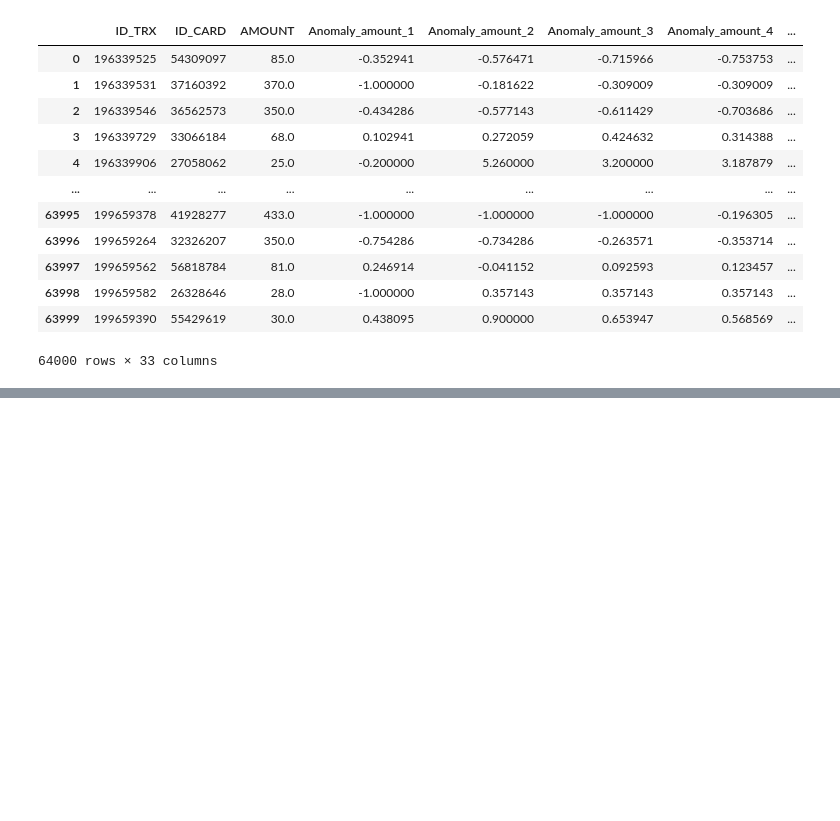
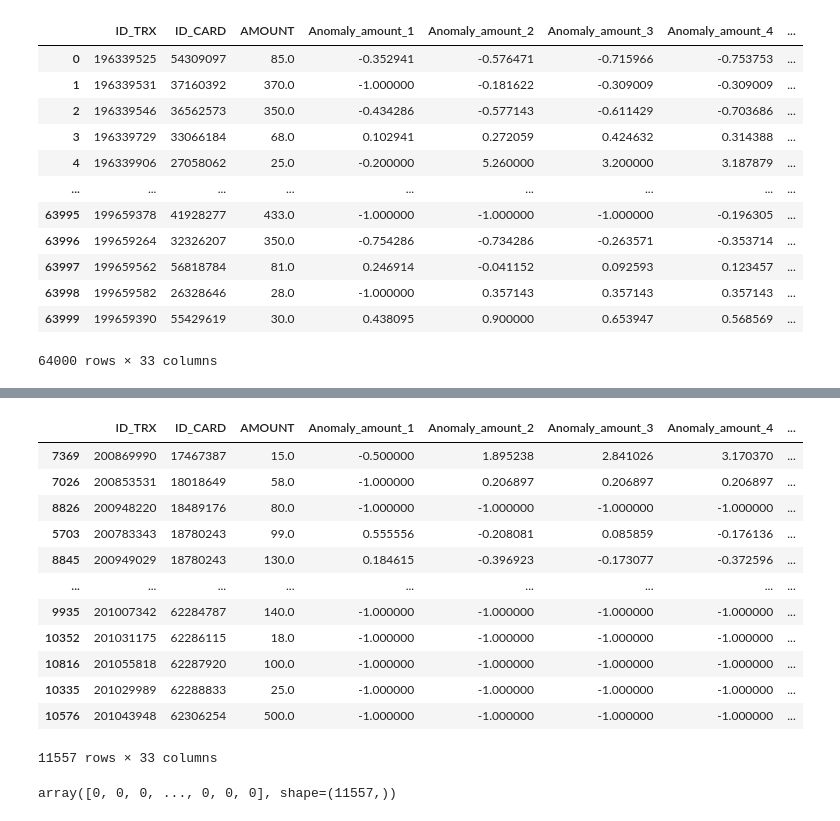
Before and after one commit to aturner22/msc_statistics_data_science_challenge, a Jupyter notebook: moad/first_try.ipynb, the cells around one changed output, grey strips where cells are left out. Saved outputs shown, nothing was run; the diff lists cells and outputs as text; code cells hidden in the pictures; blank space fills up the shorter version.

```diff
--- a/moad/first_try.ipynb
+++ b/moad/first_try.ipynb
@@ -20,6 +21,14 @@ test = pd.read_csv(
     na_values="NA",        # valeur manquante
     parse_dates=["DATETIME_GMT"]  # convertir la colonne date
 )
+# %%
+test = pd.read_csv(
+    r'C:\Users\moad1\Desktop\Data S challenge Imperial\msc_statistics_data_science_challenge\data\transactions_unclassified_2023_afternoon.csv',
+    sep=";",               # séparateur de colonnes
+    decimal=",",           # virgule comme séparateur décimal
+    na_values="NA",        # valeur manquante
+    parse_dates=["DATETIME_GMT"]  # convertir la colonne date
+)
 # %%
 print(train["FLAG_FRAUD"].value_counts())
 # %% [output]
@@ -144,2 +153,4 @@ np.float64(0.5458375)
 # %%
 train["ID_CARD"] = pd.to_numeric(train["ID_CARD"], errors="coerce")
+# %%
+test["ID_CARD"] = pd.to_numeric(test["ID_CARD"], errors="coerce")
@@ -218,3 +177,16 @@ train[train['FLAG_FRAUD']==1]
+# %%
+# On trie par carte + date pour bien aligner les historiques
+test = test.sort_values(by=["ID_CARD", "DATETIME_GMT"])
+
+# Calcul du temps écoulé depuis la dernière transaction (en secondes)
+test["time_since_last_txn"] = test.groupby("ID_CARD")["DATETIME_GMT"].diff().dt.total_seconds()
+
+# Calcul de la différence d'amount depuis la dernière transaction
+test["amount_diff_since_last_txn"] = test.groupby("ID_CARD")["AMOUNT"].diff()
+
+test["hour"] = test["DATETIME_GMT"].dt.hour
+test["dayofweek"] = test["DATETIME_GMT"].dt.dayofweek
+test["is_night"] = test["hour"].apply(lambda h: 1 if h < 6 or h >= 22 else 0)
 # %%
 
 # 1. Séparation X / y
@@ -325,0 +339,2 @@ F1-score : 0.38461538461538464
+# %%
+X_test = test.drop(columns=["DATETIME_GMT"])  # ou garde-la si tu l’as encodée
@@ -325,0 +398,20 @@ F1-score : 0.38461538461538464
+# %%
+X_test
+# %% [output]
+|  | ID_TRX | ID_CARD | AMOUNT | Anomaly_amount_1 | Anomaly_amount_2 | Anomaly_amount_3 | Anomaly_amount_4 | ... |
+| 7369 | 200869990 | 17467387 | 15.0 | -0.500000 | 1.895238 | 2.841026 | 3.170370 | ... |
+| 7026 | 200853531 | 18018649 | 58.0 | -1.000000 | 0.206897 | 0.206897 | 0.206897 | ... |
+| 8826 | 200948220 | 18489176 | 80.0 | -1.000000 | -1.000000 | -1.000000 | -1.000000 | ... |
+| 5703 | 200783343 | 18780243 | 99.0 | 0.555556 | -0.208081 | 0.085859 | -0.176136 | ... |
+| 8845 | 200949029 | 18780243 | 130.0 | 0.184615 | -0.396923 | -0.173077 | -0.372596 | ... |
+| ... | ... | ... | ... | ... | ... | ... | ... | ... |
+| 9935 | 201007342 | 62284787 | 140.0 | -1.000000 | -1.000000 | -1.000000 | -1.000000 | ... |
+| 10352 | 201031175 | 62286115 | 18.0 | -1.000000 | -1.000000 | -1.000000 | -1.000000 | ... |
+| 10816 | 201055818 | 62287920 | 100.0 | -1.000000 | -1.000000 | -1.000000 | -1.000000 | ... |
+| 10335 | 201029989 | 62288833 | 25.0 | -1.000000 | -1.000000 | -1.000000 | -1.000000 | ... |
+| 10576 | 201043948 | 62306254 | 500.0 | -1.000000 | -1.000000 | -1.000000 | -1.000000 | ... |
+11557 rows × 33 columns
+# %%
+y_test_pred
+# %% [output]
+array([0, 0, 0, ..., 0, 0, 0], shape=(11557,))
```
Also changed, not shown: parts of 31 cells of this notebook, 9 other files.
